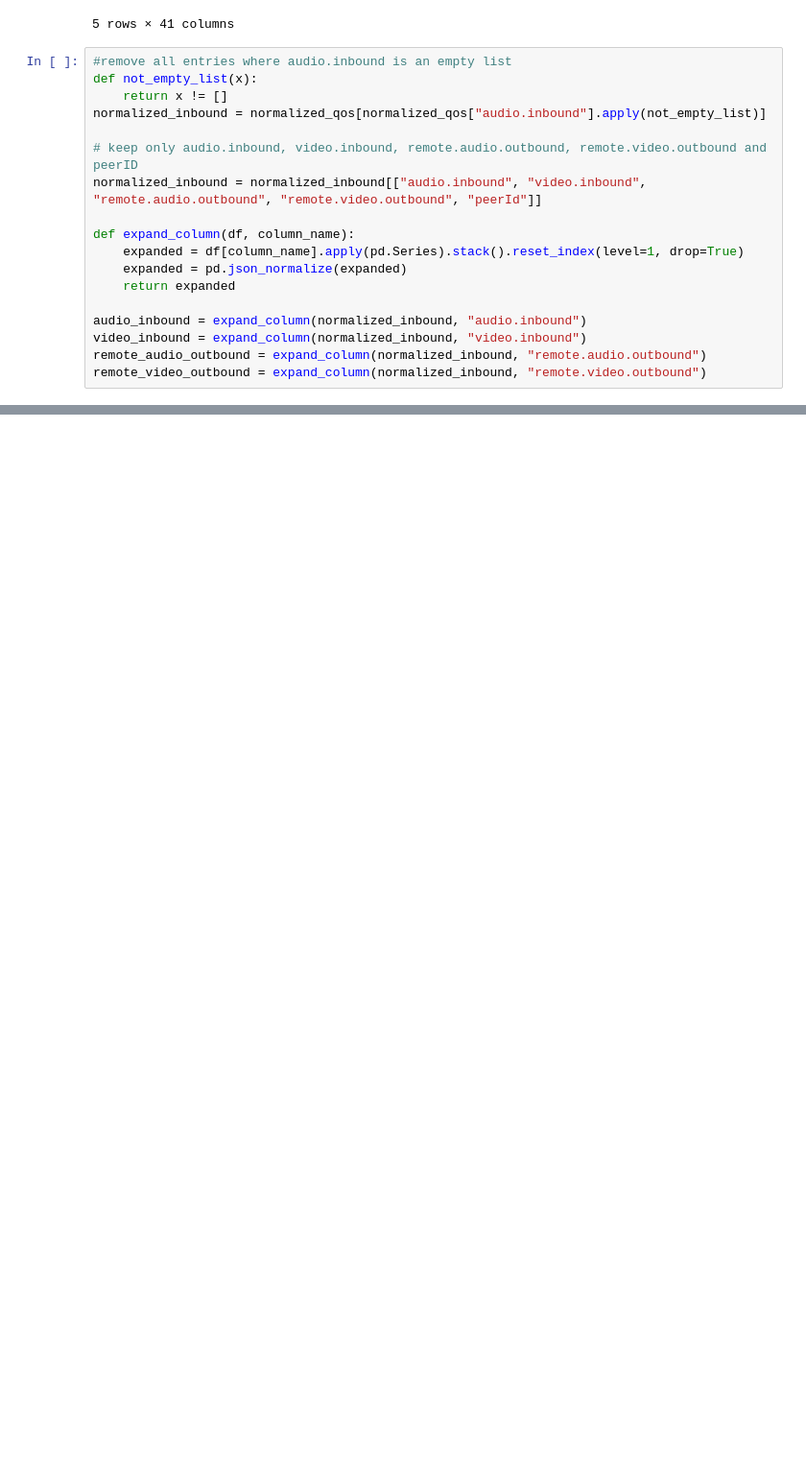
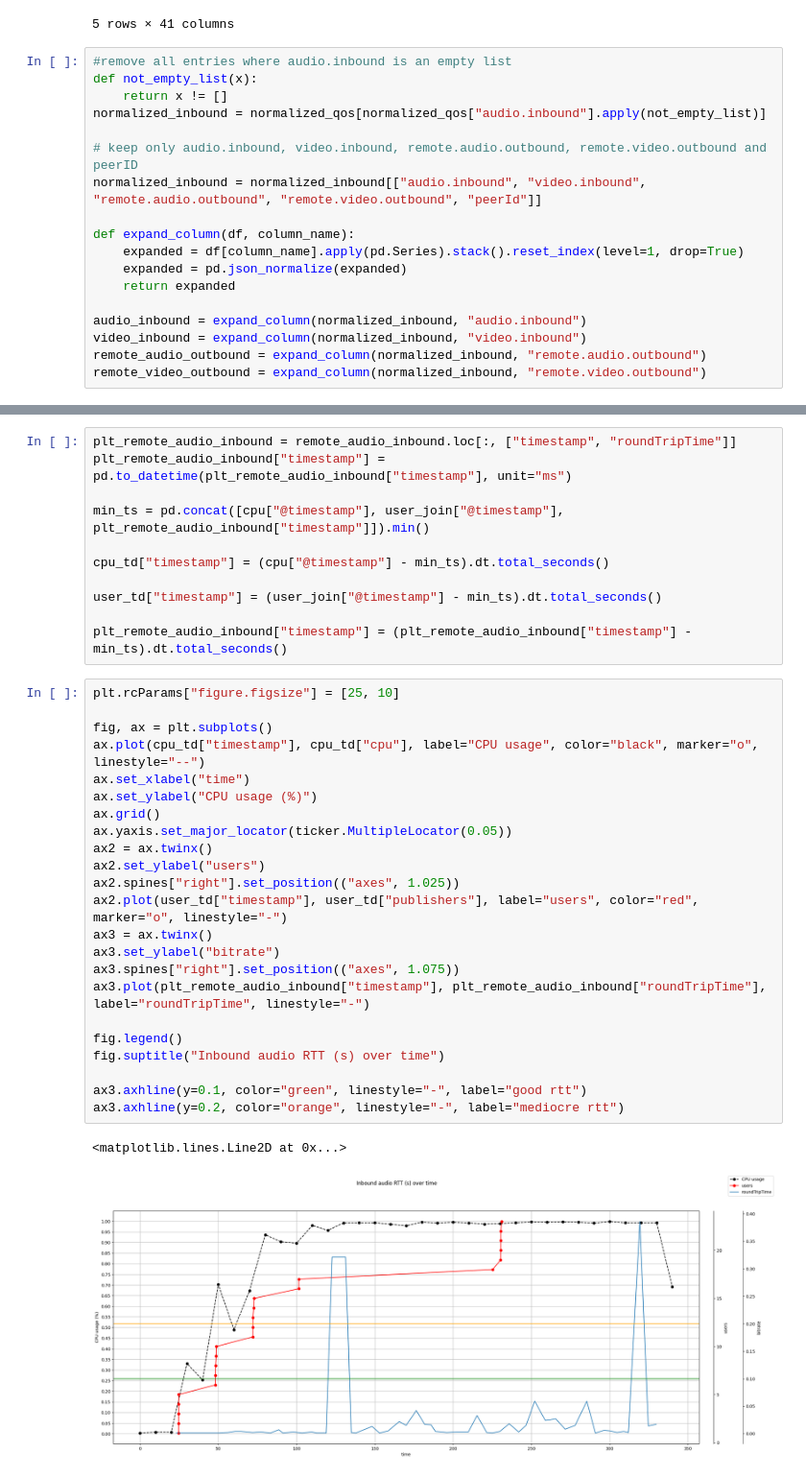
Before and after one commit to codeurjc/Performance-testing-in-the-WebRTC-arena, a Jupyter notebook: new/new.ipynb, the cells around one changed output, grey strips where cells are left out. Shown at 96% size. Cells and saved outputs as stored; diff of their text form; blank space fills up the shorter version.

```diff
--- a/new/new.ipynb
+++ b/new/new.ipynb
@@ -129,0 +278,37 @@ plt.plot(plt_audio_inbound["timestamp"], plt_audio_inbound["packetRate"])
+# %%
+plt_remote_audio_inbound = remote_audio_inbound.loc[:, ["timestamp", "roundTripTime"]]
+plt_remote_audio_inbound["timestamp"] = pd.to_datetime(plt_remote_audio_inbound["timestamp"], unit="ms")
+
+min_ts = pd.concat([cpu["@timestamp"], user_join["@timestamp"], plt_remote_audio_inbound["timestamp"]]).min()
+
+cpu_td["timestamp"] = (cpu["@timestamp"] - min_ts).dt.total_seconds()
+
+user_td["timestamp"] = (user_join["@timestamp"] - min_ts).dt.total_seconds()
+
+plt_remote_audio_inbound["timestamp"] = (plt_remote_audio_inbound["timestamp"] - min_ts).dt.total_seconds()
+# %%
+plt.rcParams["figure.figsize"] = [25, 10]
+
+fig, ax = plt.subplots()
+ax.plot(cpu_td["timestamp"], cpu_td["cpu"], label="CPU usage", color="black", marker="o", linestyle="--")
+ax.set_xlabel("time")
+ax.set_ylabel("CPU usage (%)")
+ax.grid()
+ax.yaxis.set_major_locator(ticker.MultipleLocator(0.05))
+ax2 = ax.twinx()
+ax2.set_ylabel("users")
+ax2.spines["right"].set_position(("axes", 1.025))
+ax2.plot(user_td["timestamp"], user_td["publishers"], label="users", color="red", marker="o", linestyle="-")
+ax3 = ax.twinx()
+ax3.set_ylabel("bitrate")
+ax3.spines["right"].set_position(("axes", 1.075))
+ax3.plot(plt_remote_audio_inbound["timestamp"], plt_remote_audio_inbound["roundTripTime"], label="roundTripTime", linestyle="-")
+
+fig.legend()
+fig.suptitle("Inbound audio RTT (s) over time")
+
+ax3.axhline(y=0.1, color="green", linestyle="-", label="good rtt")
+ax3.axhline(y=0.2, color="orange", linestyle="-", label="mediocre rtt")
+# %% [output]
+<matplotlib.lines.Line2D at 0x...>
+[figure, added]
```
Also changed, not shown: parts of 12 cells of this notebook, 1 other file.
